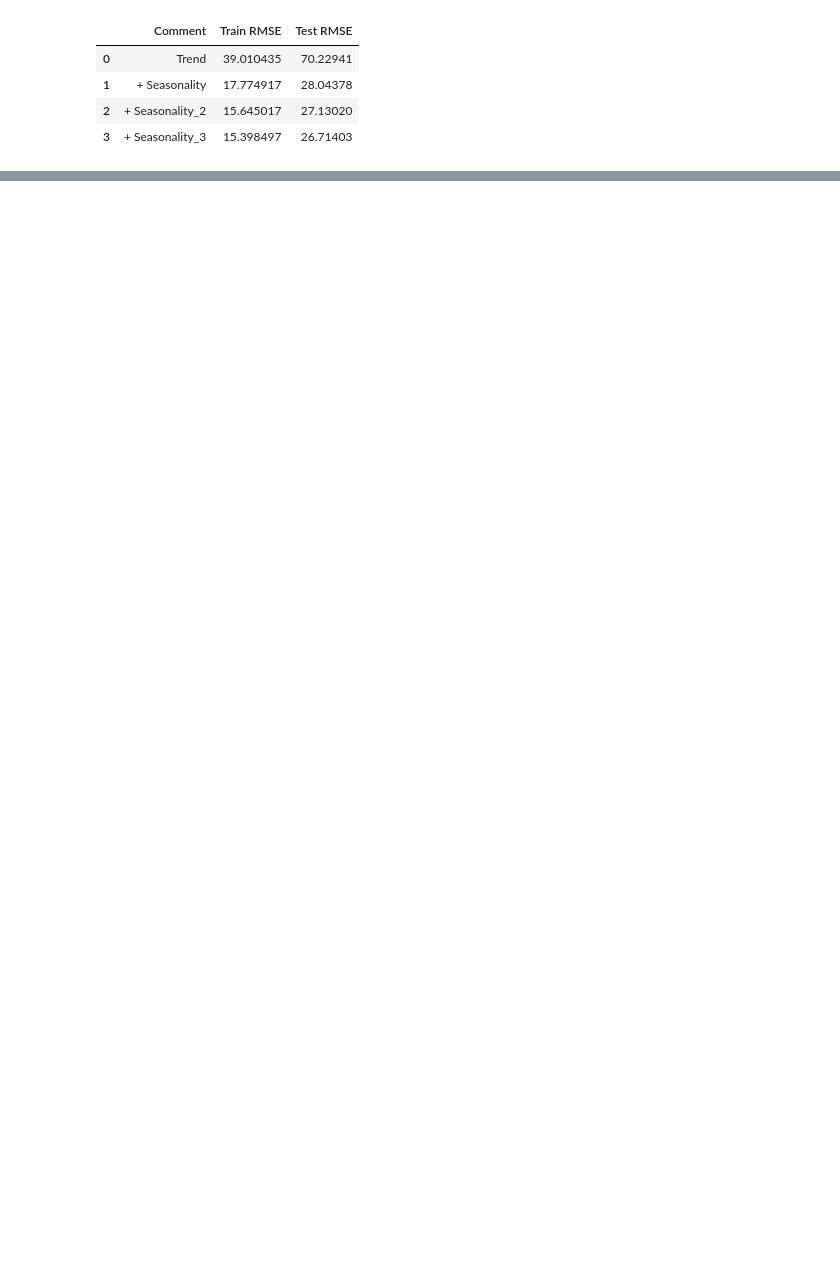
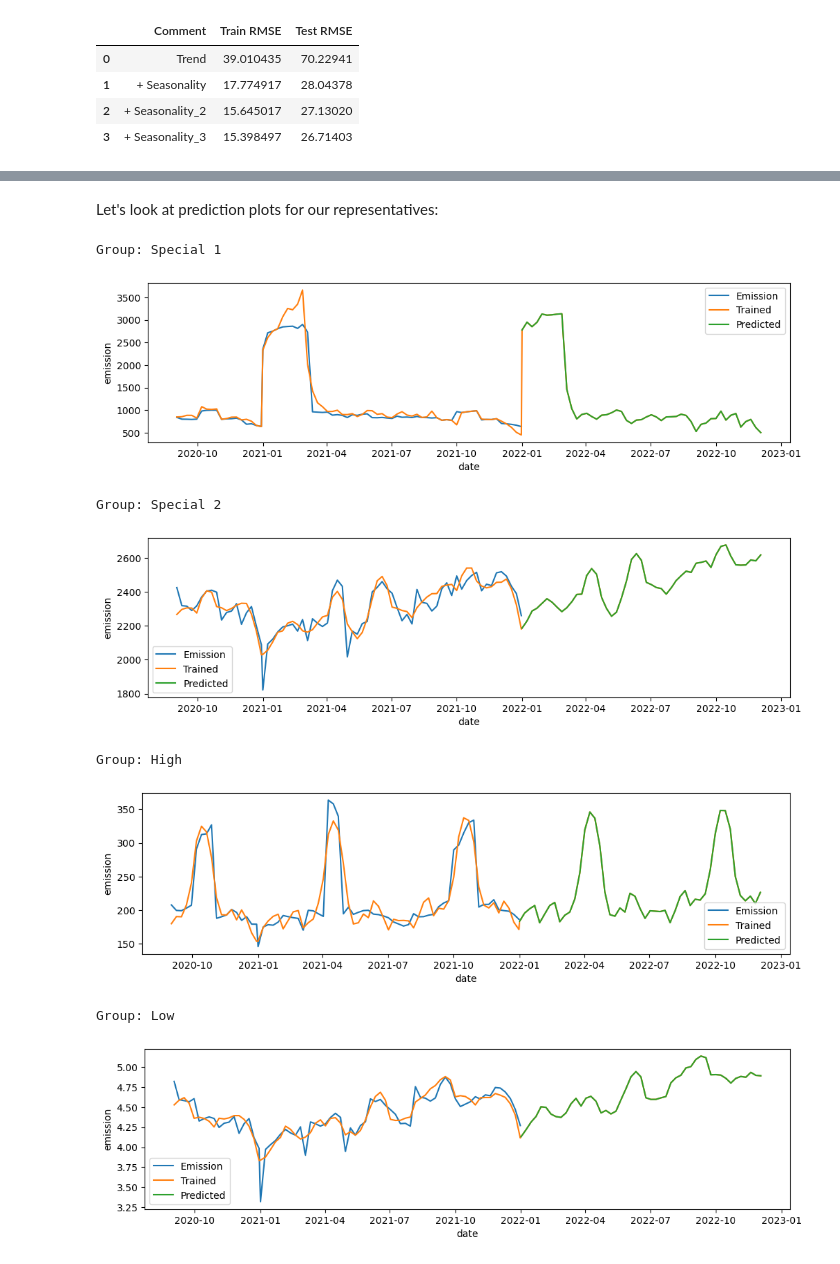
Before and after one commit to NickVasenkov/CO2-Emissions, a Jupyter notebook: CO2 Emissions 2.ipynb, the cells around one changed output, grey strips where cells are left out. Saved outputs shown, nothing was run; the diff lists cells and outputs as text; code cells hidden in the pictures; blank space fills up the shorter version.

```diff
--- a/CO2 Emissions 2.ipynb
+++ b/CO2 Emissions 2.ipynb
@@ -760,0 +870,13 @@ scores_df
+# %%
+for data in [train_precovid, train, train_full]:
+    data['emission_2_' + study_number] = data['emission'] - data['Trend'] - data['Seasonality'] - data['Seasonality_2'] \
+            - data['Seasonality_3'] - data['WeekEffect']
+    data['emission_pred_2_' + study_number] = data['Trend'] + data['Seasonality'] + data['Seasonality_2'] \
+            + data['Seasonality_3'] + data['WeekEffect']
+
+test['emission_pred_2_' + study_number] = test['Trend'] + test['Seasonality'] + test['Seasonality_2'] \
+            + test['Seasonality_3'] + test['WeekEffect']
+
+train_nocovid = pd.concat([train_precovid, train])
+
+train.head()
@@ -760,0 +892,27 @@ scores_df
+# %% [markdown]
+Let's look at prediction plots for our representatives:
+# %%
+%%time
+
+train_and_test = pd.concat([train, test])
+
+for i, representative in four_representatives.iterrows():
+    print('Group: ' + representative['Group'])
+    location = representative['Location']
+    fig, ax = plt.subplots(figsize=(12, 3))
+    sns.lineplot(data = train[train['Location'] == location],
+                 x='date', y='emission', label='Emission')
+    sns.lineplot(data = train_and_test[train_and_test['Location'] == location],
+                 x='date', y='emission_pred_2_{}'.format(study_number), label='Trained')
+    sns.lineplot(data = test[test['Location'] == location], x='date',
+                 y='emission_pred_2_{}'.format(study_number), label='Predicted')
+    plt.show()
+# %% [output]
+Group: Special 1
+[figure, added]
+Group: Special 2
+[figure, added]
+Group: High
+[figure, added]
+Group: Low
+[figure, added]
```
Also changed, not shown: parts of 35 cells of this notebook, 24 other files.
